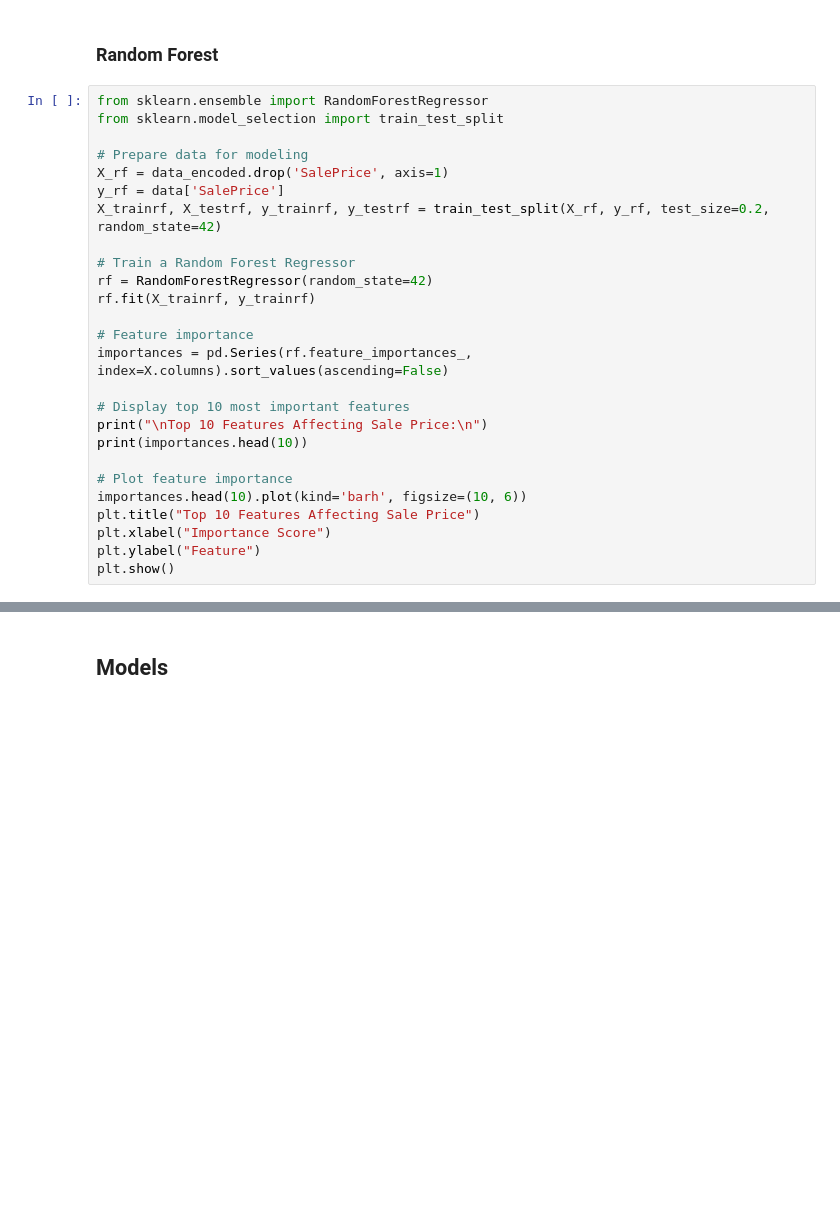
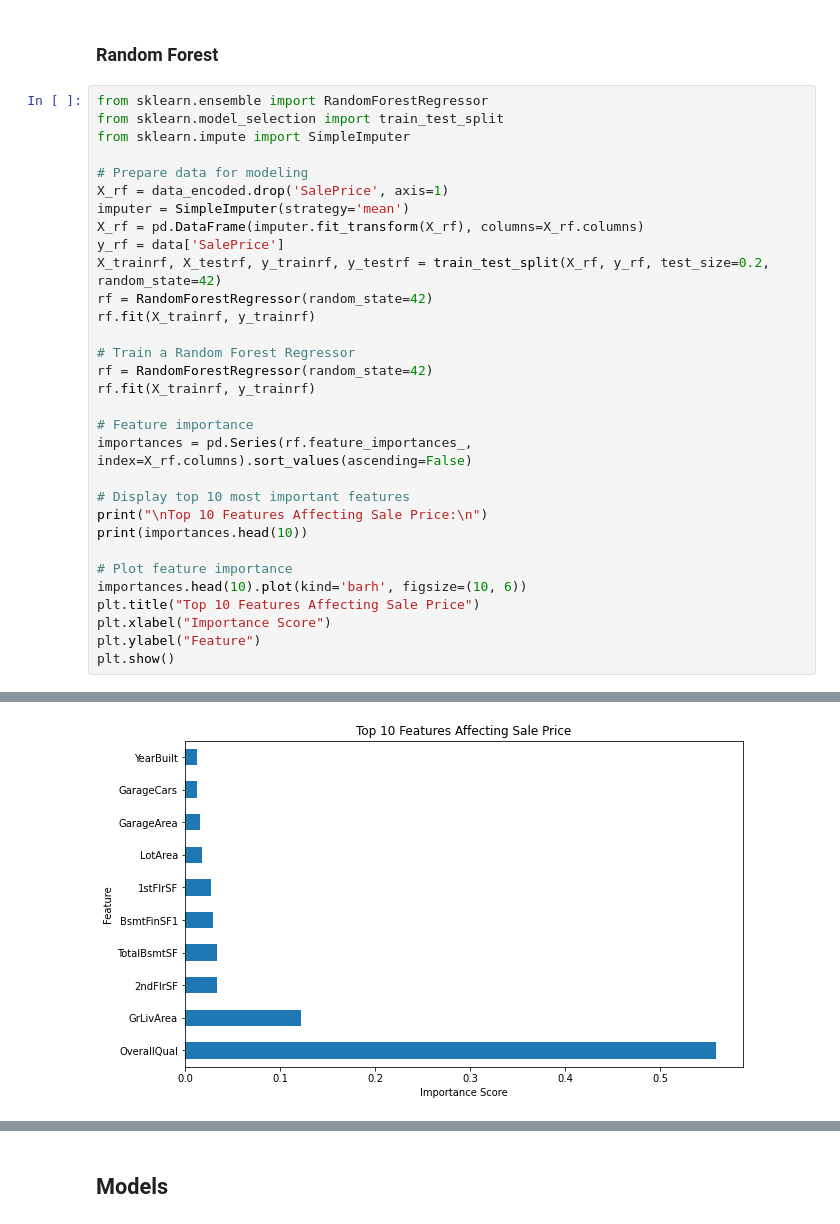
Before and after one commit to samyounes003/statisticsproject, a Jupyter notebook: eda.ipynb, the cells around one changed output, grey strips where cells are left out. Saved outputs shown, nothing was run; the diff lists cells and outputs as text; blank space fills up the shorter version.

```diff
--- a/eda.ipynb
+++ b/eda.ipynb
@@ -177,18 +177,23 @@ Name: SalePrice, dtype: float64
 # %%
 from sklearn.ensemble import RandomForestRegressor
 from sklearn.model_selection import train_test_split
+from sklearn.impute import SimpleImputer
 
 # Prepare data for modeling
 X_rf = data_encoded.drop('SalePrice', axis=1)
+imputer = SimpleImputer(strategy='mean')
+X_rf = pd.DataFrame(imputer.fit_transform(X_rf), columns=X_rf.columns)
 y_rf = data['SalePrice']
 X_trainrf, X_testrf, y_trainrf, y_testrf = train_test_split(X_rf, y_rf, test_size=0.2, random_state=42)
+rf = RandomForestRegressor(random_state=42)
+rf.fit(X_trainrf, y_trainrf)
 
 # Train a Random Forest Regressor
 rf = RandomForestRegressor(random_state=42)
 rf.fit(X_trainrf, y_trainrf)
 
 # Feature importance
-importances = pd.Series(rf.feature_importances_, index=X.columns).sort_values(ascending=False)
+importances = pd.Series(rf.feature_importances_, index=X_rf.columns).sort_values(ascending=False)
 
 # Display top 10 most important features
 print("\nTop 10 Features Affecting Sale Price:\n")
@@ -204,0 +222 @@ AttributeError: 'csr_matrix' object has no attribute 'columns'
+[figure, added]
```
Also changed, not shown: parts of 15 cells of this notebook.
